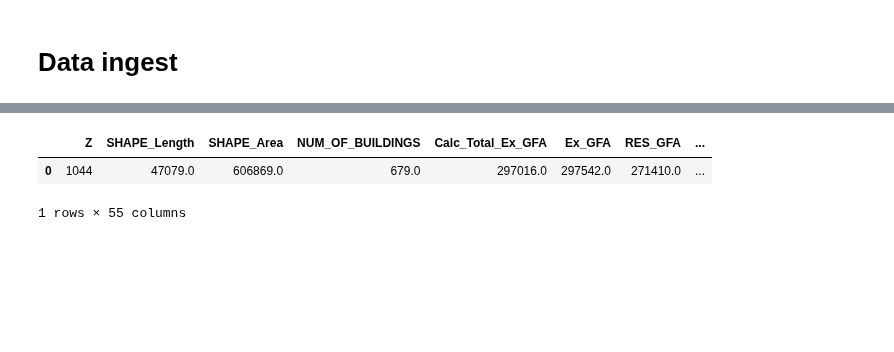
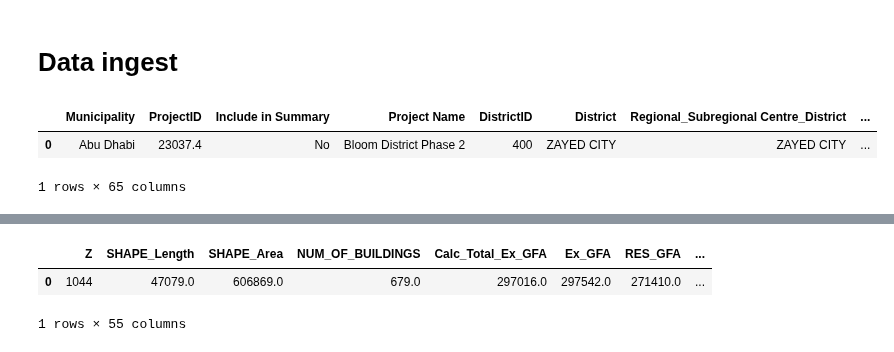
Before and after one commit to BuroHappoldLegacySoup/PlanCapitalLandModel, a Jupyter notebook: Module 1 Masterplan to TAZ Allocation.ipynb, the cells around one changed output, grey strips where cells are left out. Drawn from its saved outputs; the diff is of its cells as text; code cells hidden in the pictures; blank space fills up the shorter version.

```diff
--- a/Module 1 Masterplan to TAZ Allocation.ipynb
+++ b/Module 1 Masterplan to TAZ Allocation.ipynb
@@ -12,4 +12,9 @@ from pathlib import Path
 # %%
 # Reading in masterplan data
 
-pd
+data_masterplan_input = pd.read_csv('mp_data.csv')
+data_masterplan_input.head(1)
+# %% [output]
+|  | Municipality | ProjectID | Include in Summary | Project Name | DistrictID | District | Regional_Subregional Centre_District | ... |
+| 0 | Abu Dhabi | 23037.4 | No | Bloom District Phase 2 | 400 | ZAYED CITY | ZAYED CITY | ... |
+1 rows × 65 columns
```
Also changed, not shown: parts of 7 cells of this notebook, 2 other files.
